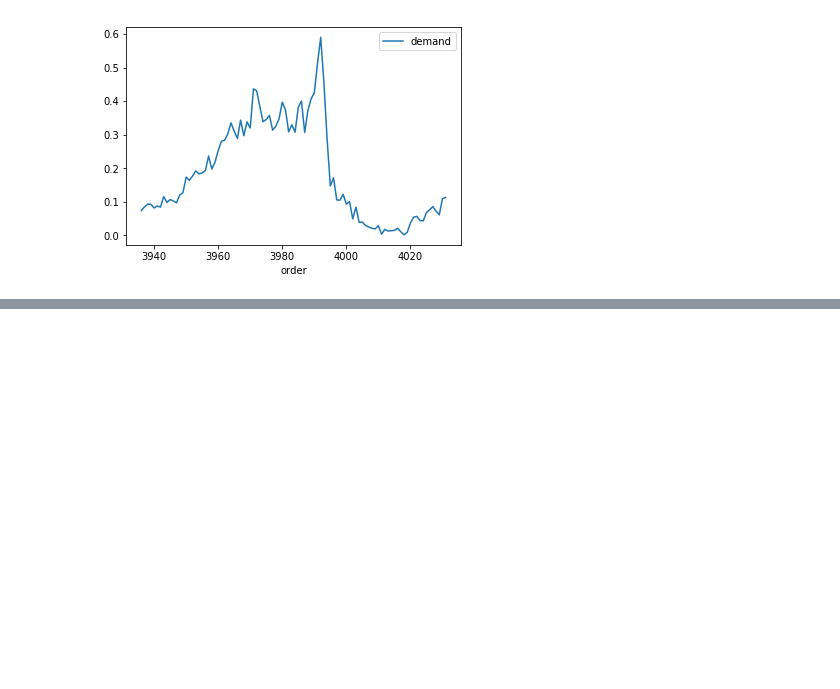
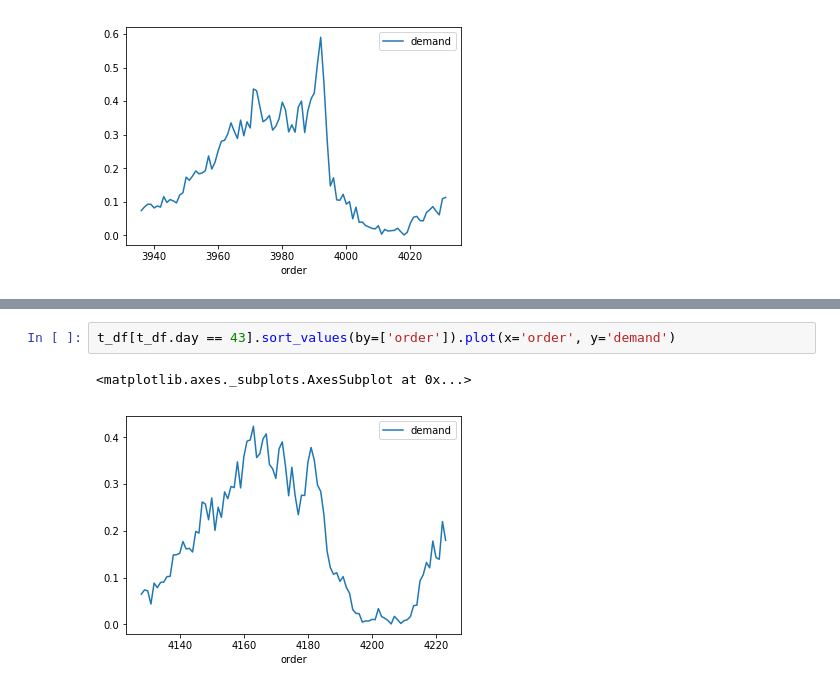
Before and after one commit to jjkoh95/aiforsea-traffic, a Jupyter notebook: formatter.ipynb, the cells around one changed output, grey strips where cells are left out. Drawn from its saved outputs; the diff is of its cells as text; blank space fills up the shorter version.

```diff
--- a/formatter.ipynb
+++ b/formatter.ipynb
@@ -93,0 +98,5 @@ t_df[t_df.day == 55].sort_values(by=['order']).plot(x='order', y='demand')
+# %%
+t_df[t_df.day == 43].sort_values(by=['order']).plot(x='order', y='demand')
+# %% [output]
+<matplotlib.axes._subplots.AxesSubplot at 0x...>
+[figure, added]
```
Also changed, not shown: parts of 66 cells of this notebook.
